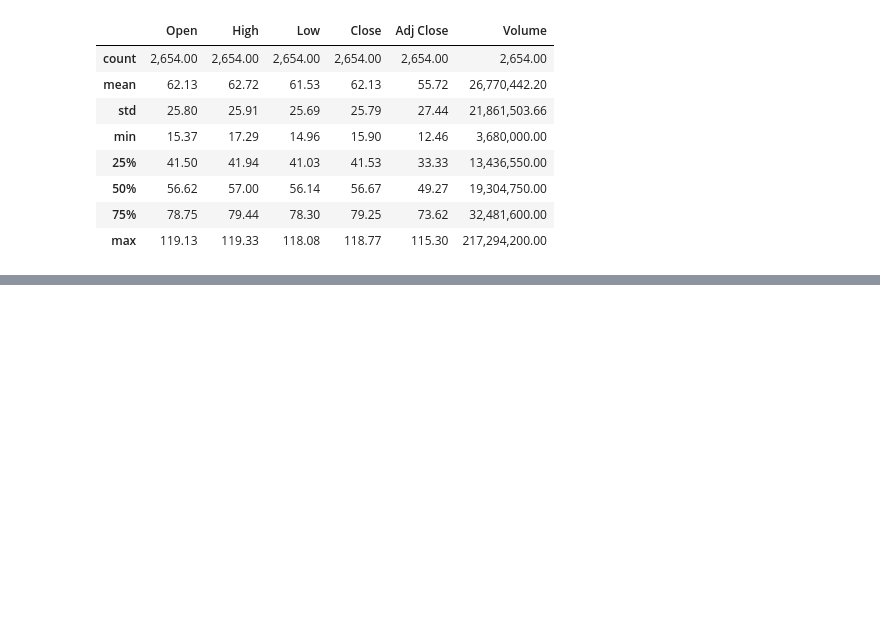
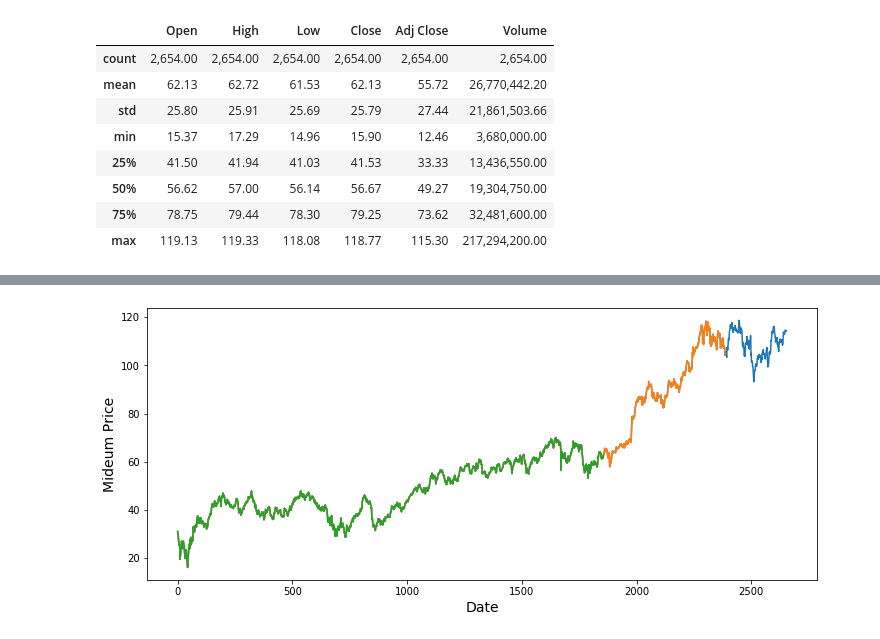
Before and after one commit to cviejom/Investment-and-Trading, a Jupyter notebook: notebooks/1.1-cvm-stock_prediction.ipynb, the cells around one changed output, grey strips where cells are left out. Saved outputs shown, nothing was run; the diff lists cells and outputs as text; code cells hidden in the pictures; blank space fills up the shorter version.

```diff
--- a/notebooks/1.1-cvm-stock_prediction.ipynb
+++ b/notebooks/1.1-cvm-stock_prediction.ipynb
@@ -72,0 +105,11 @@ stock_data.describe()
+# %%
+plt.figure(figsize = (12,5))
+plt.plot(range(stock_data[min_train_idx:max_test_idx].shape[0]), (stock_data['Low'][min_train_idx:max_test_idx] + stock_data['High'][min_train_idx:max_test_idx]) / 2.0)
+plt.plot(range(stock_data[min_train_idx:max_val_idx].shape[0]), (stock_data['Low'][min_train_idx:max_val_idx] + stock_data['High'][min_train_idx:max_val_idx]) / 2.0)
+plt.plot(range(stock_data[min_train_idx:max_train_idx].shape[0]), (stock_data['Low'][min_train_idx:max_train_idx] + stock_data['High'][min_train_idx:max_train_idx]) / 2.0)
+#plt.xticks(range(0, stock_data.shape[0], 500), stock_data['Date'].loc[::500], rotation = 45, fontsize = 8)
+plt.xlabel('Date', fontsize = 14)
+plt.ylabel('Mideum Price',fontsize = 14)
+plt.show()
+# %% [output]
+[figure, added]
```
Also changed, not shown: parts of 6 cells of this notebook, 1 other file.
